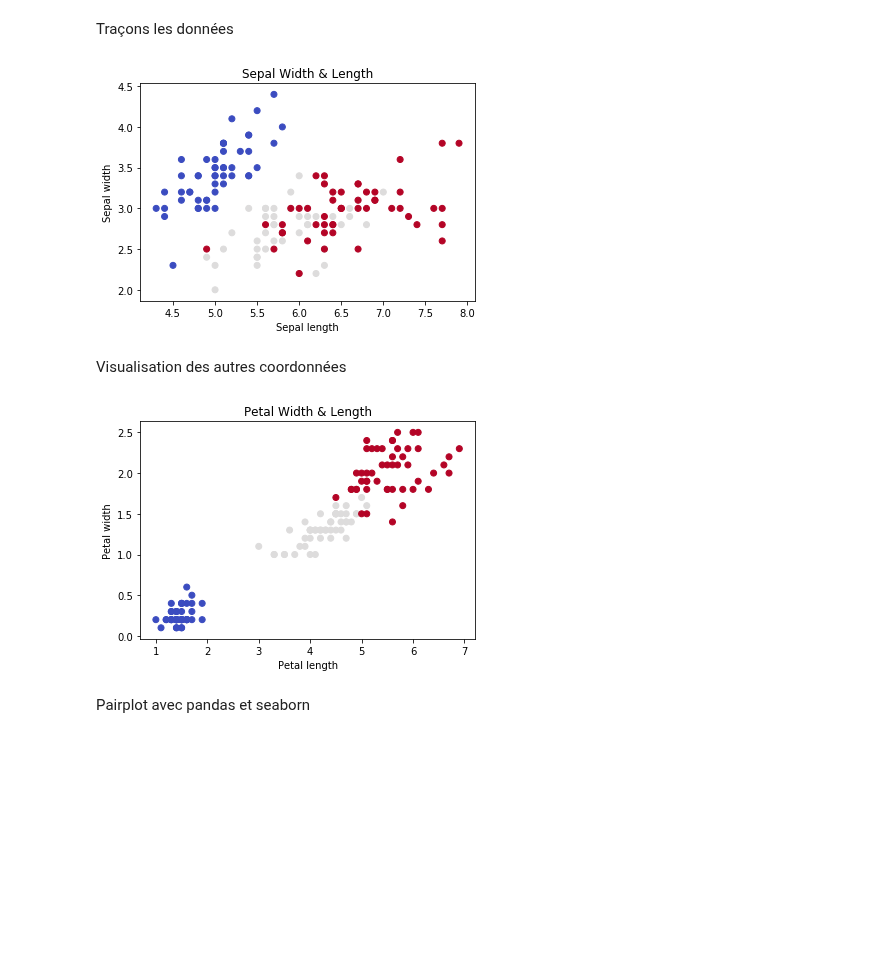
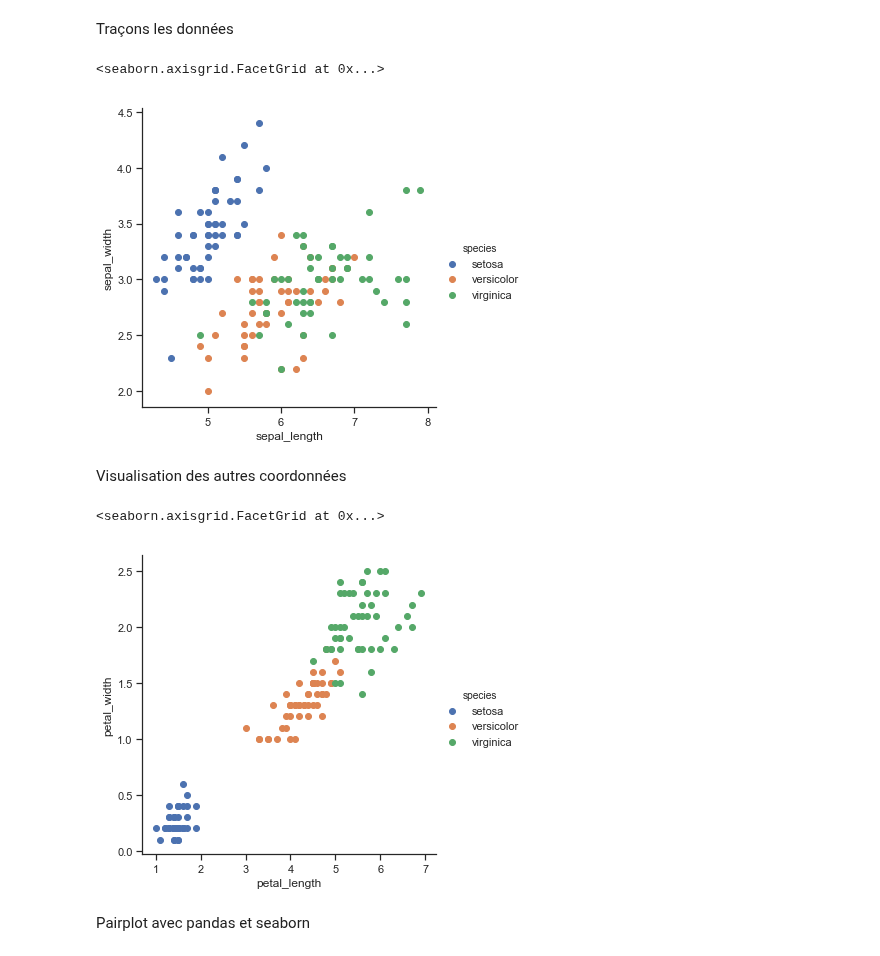
Before and after one commit to dbetteb/early-ML, a Jupyter notebook: 05_NEURAL_NETWORKS/Neural_Networks_MLP_sklearn.ipynb, the cells around one changed output. Saved outputs shown, nothing was run; the diff lists cells and outputs as text; code cells hidden in the pictures; blank space fills up the shorter version.

```diff
--- a/05_NEURAL_NETWORKS/Neural_Networks_MLP_sklearn.ipynb
+++ b/05_NEURAL_NETWORKS/Neural_Networks_MLP_sklearn.ipynb
@@ -51,20 +67,18 @@ import matplotlib.pyplot as plt
-# %%
-plt.scatter(X[:, 0], X[:, 1], c=y, cmap=plt.cm.coolwarm)
-plt.xlabel('Sepal length')
-plt.ylabel('Sepal width')
-plt.title('Sepal Width & Length')
-plt.show()
-# %% [output]
-[figure, removed]
+# %%
+sns.FacetGrid(iris, hue="species",height=5) \
+   .map(plt.scatter, "sepal_length", "sepal_width") \
+   .add_legend()
+# %% [output]
+<seaborn.axisgrid.FacetGrid at 0x...>
+[figure, added]
 # %% [markdown]
 Visualisation des autres coordonnées
-# %%
-plt.scatter(X[:, 2], X[:, 3], c=y, cmap=plt.cm.coolwarm)
-plt.xlabel('Petal length')
-plt.ylabel('Petal width')
-plt.title('Petal Width & Length')
-plt.show()
-# %% [output]
-[figure, removed]
+# %%
+sns.FacetGrid(iris, hue="species", height=5) \
+   .map(plt.scatter, "petal_length", "petal_width") \
+   .add_legend()
+# %% [output]
+<seaborn.axisgrid.FacetGrid at 0x...>
+[figure, added]
 # %% [markdown]
 Pairplot avec pandas et seaborn
```
Also changed, not shown: parts of 45 cells of this notebook.
